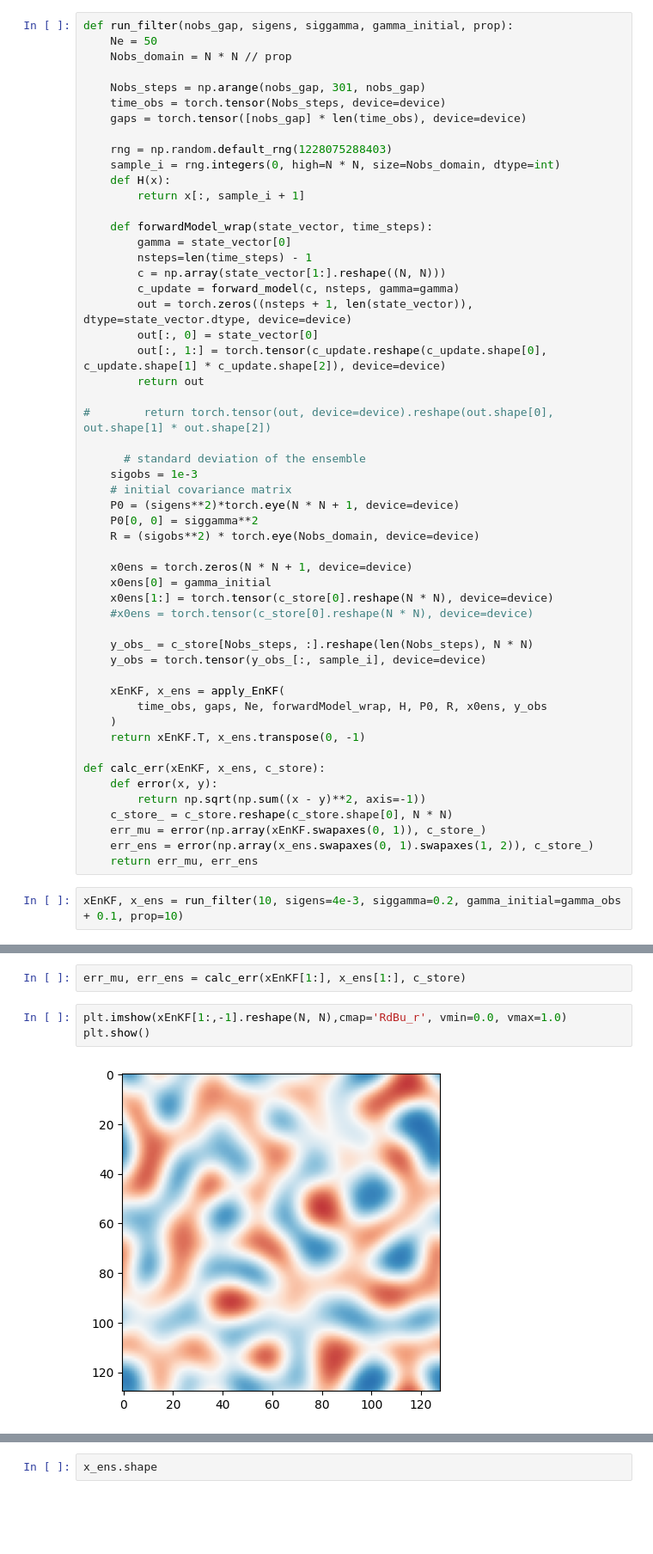
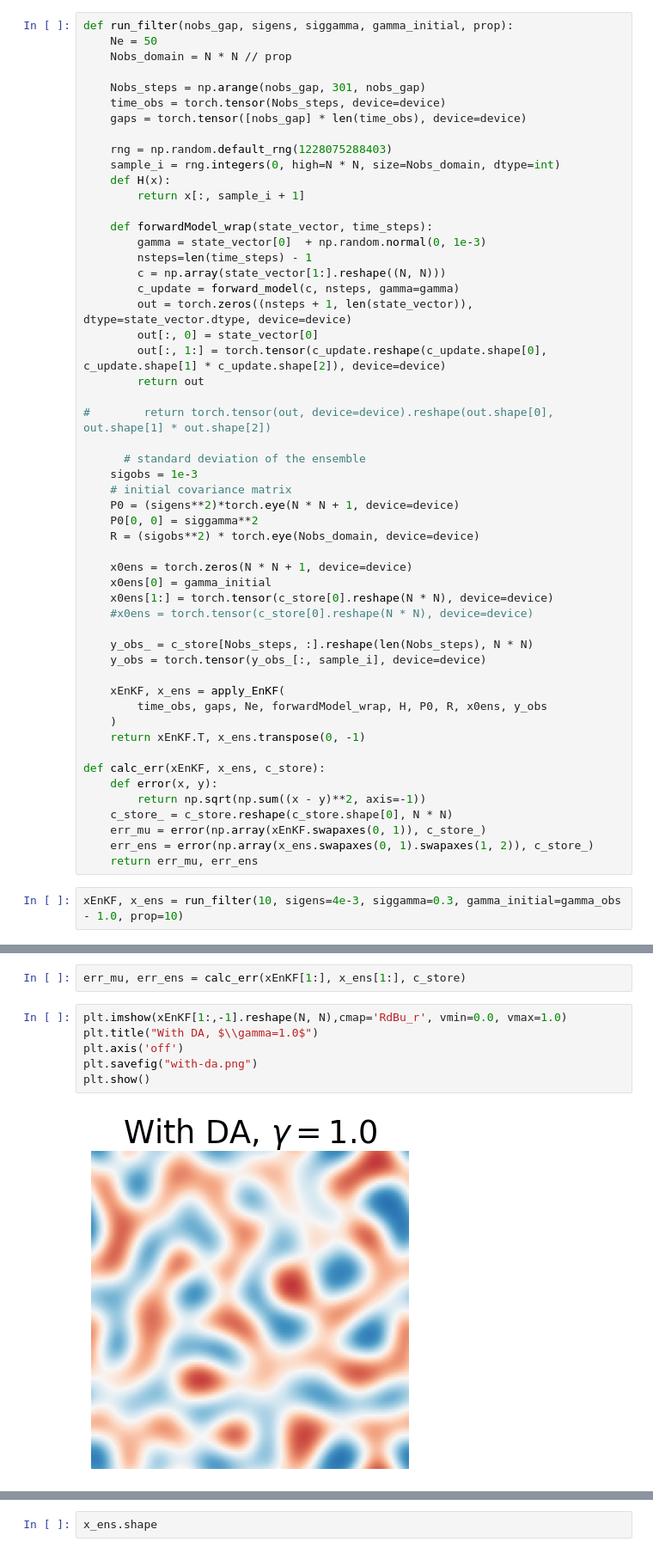
Before and after one commit to wd15/torchda, a Jupyter notebook: sandbox/03-ch-state-parameter.ipynb, the cells around one changed output, grey strips where cells are left out. Shown: that part at 86% size. Saved outputs shown, nothing was run; the diff lists cells and outputs as text; blank space fills up the shorter version.

```diff
--- a/sandbox/03-ch-state-parameter.ipynb
+++ b/sandbox/03-ch-state-parameter.ipynb
@@ -79,7 +91,7 @@ def run_filter(nobs_gap, sigens, siggamma, gamma_initial, prop):
         return x[:, sample_i + 1]
 
     def forwardModel_wrap(state_vector, time_steps):
-        gamma = state_vector[0]
+        gamma = state_vector[0]  + np.random.normal(0, 1e-3)
         nsteps=len(time_steps) - 1
         c = np.array(state_vector[1:].reshape((N, N)))
         c_update = forward_model(c, nsteps, gamma=gamma)
@@ -118,4 +130,4 @@ def calc_err(xEnKF, x_ens, c_store):
     err_ens = error(np.array(x_ens.swapaxes(0, 1).swapaxes(1, 2)), c_store_)
     return err_mu, err_ens
 # %%
-xEnKF, x_ens = run_filter(10, sigens=4e-3, siggamma=0.2, gamma_initial=gamma_obs + 0.1, prop=10)
+xEnKF, x_ens = run_filter(10, sigens=4e-3, siggamma=0.3, gamma_initial=gamma_obs - 1.0, prop=10)
@@ -131,9 +135,12 @@ torch.Size([16385, 50, 301])
 err_mu, err_ens = calc_err(xEnKF[1:], x_ens[1:], c_store)
 # %%
 plt.imshow(xEnKF[1:,-1].reshape(N, N),cmap='RdBu_r', vmin=0.0, vmax=1.0)
+plt.title("With DA, $\\gamma=1.0$")
+plt.axis('off')
+plt.savefig("with-da.png")
 plt.show()
 # %% [output]
-[figure, old version]
+[figure, new version]
 # %%
 plt.plot(err_mu)
 # %% [output]
```
Also changed, not shown: parts of 15 cells of this notebook.
